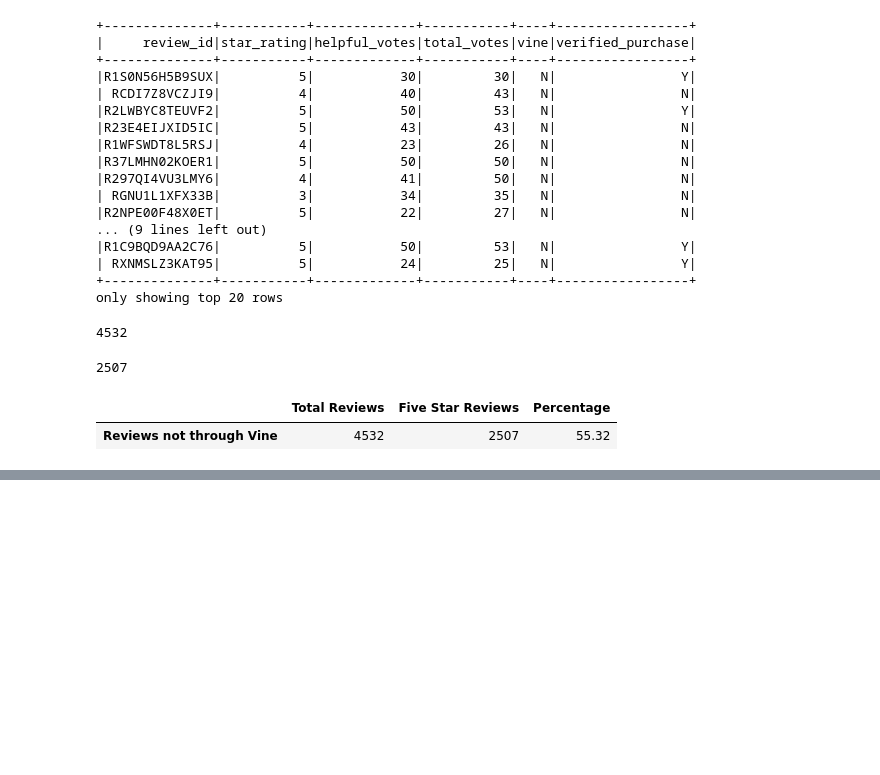
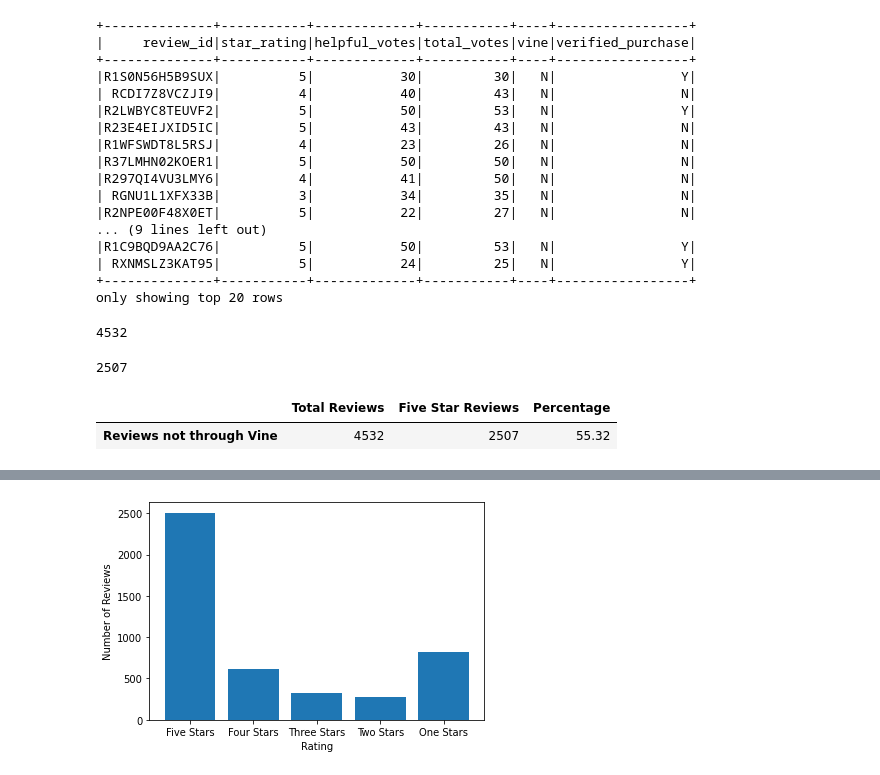
Before and after one commit to NinaQuik/Amazon_Vine_Analysis, a Jupyter notebook: Vine_Review_Analysis.ipynb, the cells around one changed output, grey strips where cells are left out. Cells and saved outputs as stored; diff of their text form; code cells hidden in the pictures; blank space fills up the shorter version.

Commit message:
add dataframe for all stars and barchart

```diff
--- a/Vine_Review_Analysis.ipynb
+++ b/Vine_Review_Analysis.ipynb
@@ -204,0 +211,3 @@ no_vine_pandas_df.head()
+# %%
+three_stars = nonvine_helpful_df.filter("star_rating == 3").count()
+three_stars
@@ -204,0 +216,3 @@ no_vine_pandas_df.head()
+# %%
+two_stars = nonvine_helpful_df.filter("star_rating == 2").count()
+two_stars
@@ -204,0 +221,3 @@ no_vine_pandas_df.head()
+# %%
+one_star = nonvine_helpful_df.filter("star_rating == 1").count()
+one_star
@@ -204,0 +226,5 @@ no_vine_pandas_df.head()
+# %%
+star_data = [["Five Stars",five_stars], ["Four Stars", four_stars], ["Three Stars", three_stars], ["Two Stars",two_stars], ["One Stars",one_star]]
+star_df = pd.DataFrame(star_data)
+star_df.columns = ["Review", "Count"]
+star_df.head()
@@ -204,0 +238,9 @@ no_vine_pandas_df.head()
+# %%
+%matplotlib inline
+import matplotlib.pyplot as plt
+plt.bar(star_df["Review"],star_df["Count"])
+plt.ylabel("Number of Reviews")
+plt.xlabel("Rating")
+plt.show()
+# %% [output]
+[figure, added]
```
Also changed, not shown: parts of 7 cells of this notebook, 2 other files.
